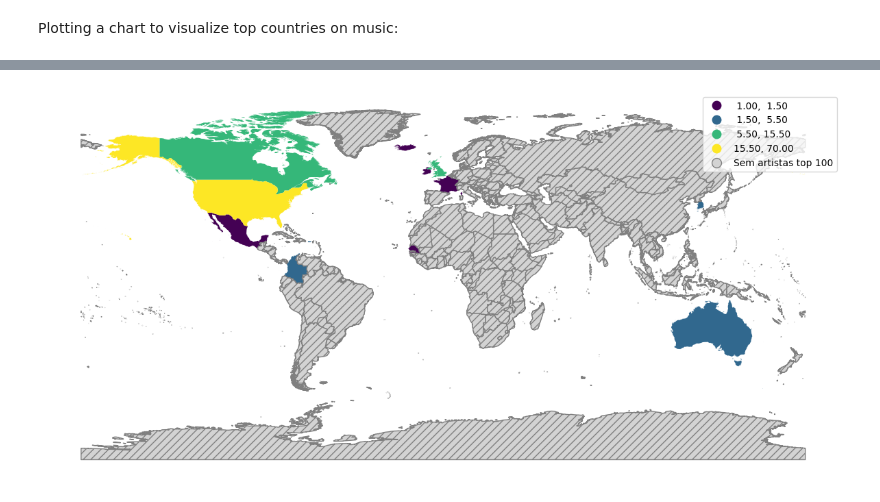
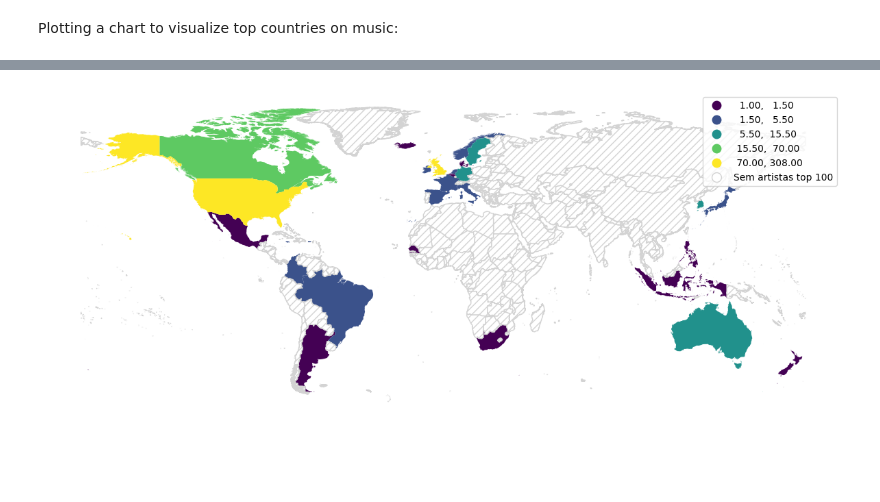
Before and after one commit to prokope/learning-data-science, a Jupyter notebook: eda.ipynb, the cells around one changed output, grey strips where cells are left out. Cells and saved outputs as stored; diff of their text form; code cells hidden in the pictures; blank space fills up the shorter version.

Commit message:
data-collection/dataviz: fill blanks on artist nationalities and plot with new data

```diff
--- a/eda.ipynb
+++ b/eda.ipynb
@@ -717,7 +725,7 @@ Saving artists_nationalities_treated.csv to artists_nationalities_treated (4).cs
 # %%
-artists_nationalities = pd.read_csv('artists_nationalities_treated.csv')
+artists_nationalities = pd.read_csv('artists_nationalities (2).csv')
 # %%
-artists_nationalities = artists_nationalities.set_index('Unnamed: 0')
-artists_nationalities = pd.Series(data=artists_nationalities['0'], index=artists_nationalities.index)
+artists_nationalities = artists_nationalities.set_index('Artist')
+artists_nationalities = pd.Series(data=artists_nationalities['Country'], index=artists_nationalities.index)
 artists_nationalities
 # %% [output]
@@ -770,11 +781,17 @@ Saving ne_10m_admin_0_map_units.json to ne_10m_admin_0_map_units.json
 gdf = gpd.read_file('ne_10m_admin_0_map_units.json')
 # %%
 gdf[(gdf['ADMIN'] == 'United Kingdom')] = gdf[(gdf['ADMIN'] == 'United Kingdom')].replace('-99', 'GB')
+gdf[(gdf['ADMIN'] == 'South Korea')] = gdf[(gdf['ADMIN'] == 'South Korea')].replace('-99', 'KR')
+gdf[(gdf['ADMIN'] == 'Netherlands')] = gdf[(gdf['ADMIN'] == 'Netherlands')].replace('-99', 'NL')
+gdf[(gdf['ADMIN'] == 'Belgium')] = gdf[(gdf['ADMIN'] == 'Belgium')].replace('-99', 'BE')
 gdf.set_index('ISO_A2', inplace=True)
 gdf['MY_METRIC'] = gdf.index.map(artists_count)
 gdf['MY_METRIC'] = gdf['MY_METRIC'].fillna(0)
 gdf['MY_METRIC'] = gdf['MY_METRIC'].astype(int)
 # %%
 gdf['MY_METRIC'] = gdf.index.map(artists_count)
+
+gdf = gdf.drop('AQ')
+
 # gdf['MY_METRIC'] = gdf['MY_METRIC'].fillna(0)
 # gdf['MY_METRIC'] = gdf['MY_METRIC'].astype(int)
@@ -800,22 +798,22 @@ gdf.loc[(gdf.index == 'CO')]
 # %%
 bins = [1.5, 5.5, 15.5, 70]
 labels = ['De 1 a 1.5 artistas', 'De 1.5 a 5.5 artistas', 'De 5.5 a 15.5 artistas', 'Máximo']
 
 
 ax_2 = gdf.plot(
     column='MY_METRIC',
     figsize=(15, 15),
     legend=True,
     scheme='UserDefined',
     classification_kwds={'bins': bins},
     missing_kwds={
-        "color": "lightgrey",
-        "edgecolor": "grey",
+        "color": "white",
+        "edgecolor": "lightgrey",
         "hatch": "///",
         "label": "Sem artistas top 100",
     },
     )
 
 ax_2.set_axis_off()
 # %% [output]
-[figure, old version]
+[figure, new version]
```
Also changed, not shown: parts of 17 cells of this notebook.
